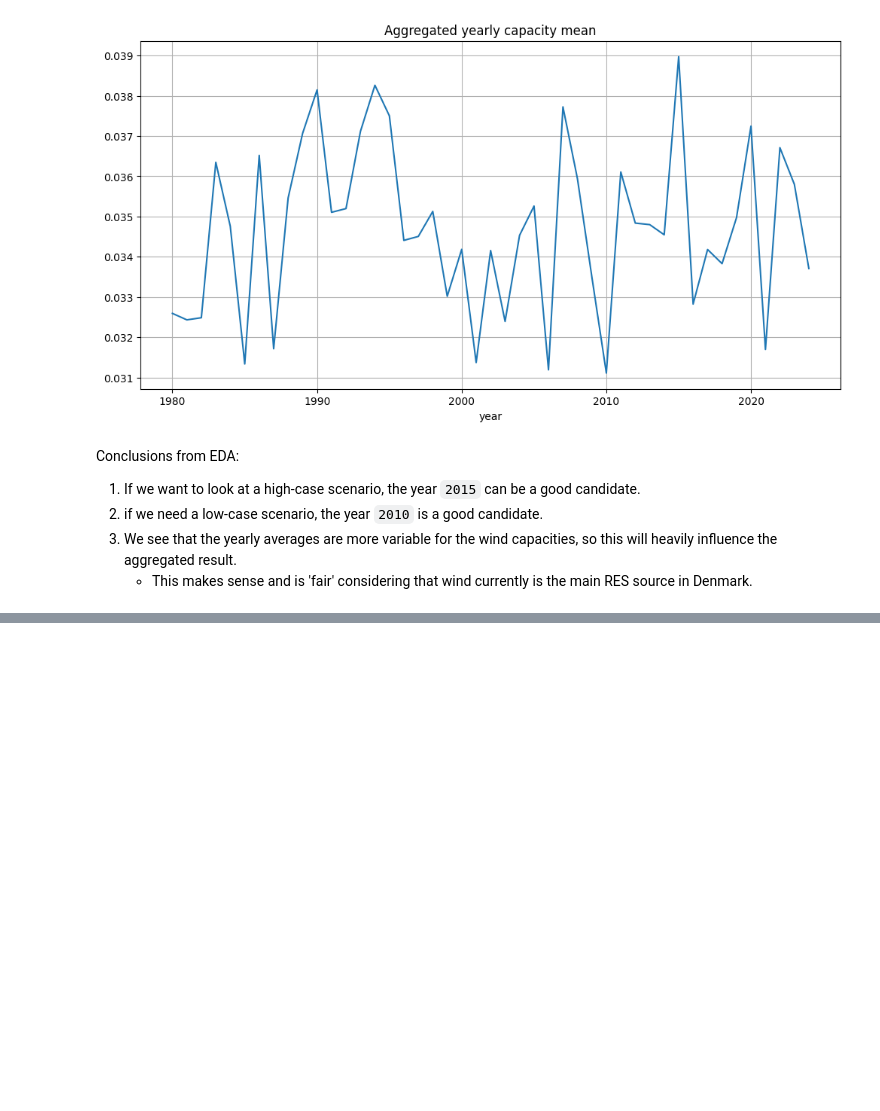
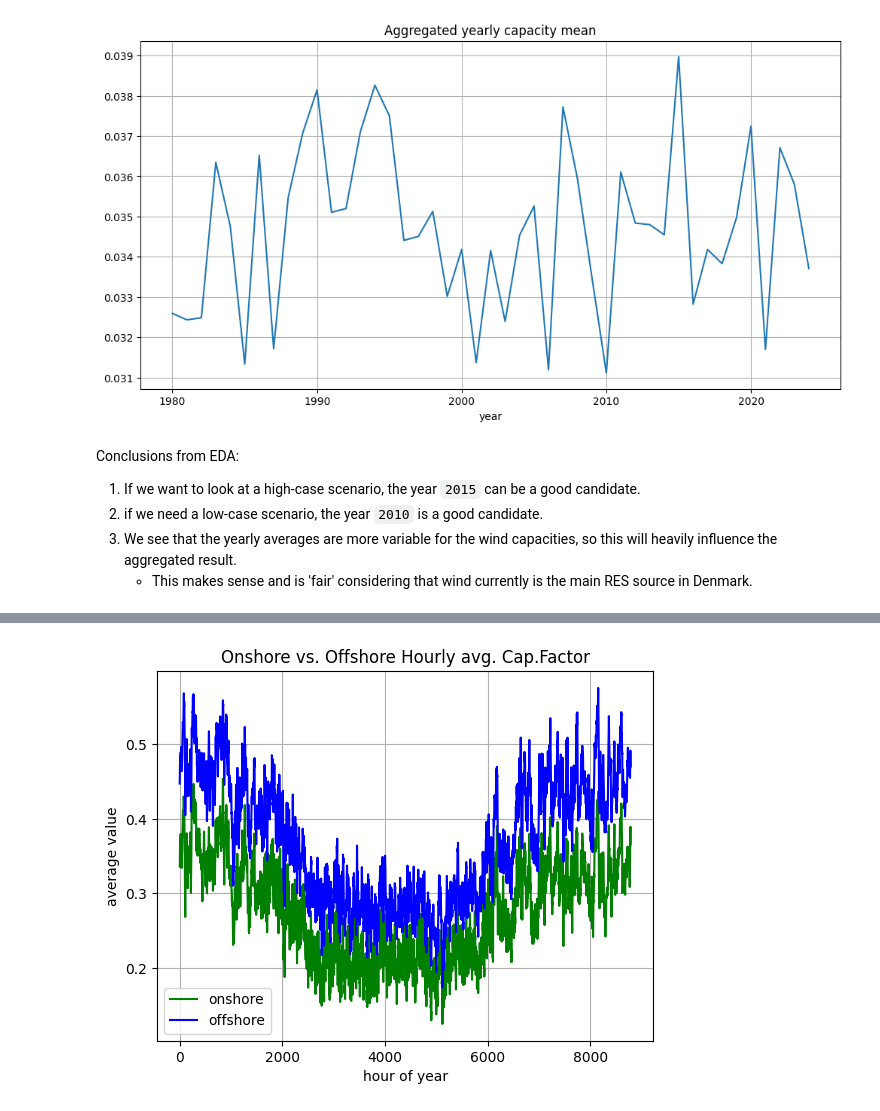
Before and after one commit to StianLindsethgits/EnergySystemsModelling, a Jupyter notebook: stratchbook.ipynb, the cells around one changed output, grey strips where cells are left out. Saved outputs shown, nothing was run; the diff lists cells and outputs as text; code cells hidden in the pictures; blank space fills up the shorter version.

```diff
--- a/stratchbook.ipynb
+++ b/stratchbook.ipynb
@@ -205,0 +325,11 @@ Conclusions from EDA:
+# %%
+plt.plot(hr_avg_onshore.index, hr_avg_onshore.values, color='green', label='onshore')
+plt.plot(hr_avg_offshore.index, hr_avg_offshore.values, color='blue', label='offshore')
+plt.xlabel('hour of year')
+plt.ylabel('average value')
+plt.title('Onshore vs. Offshore Hourly avg. Cap.Factor')
+plt.legend()
+plt.grid()
+plt.show()
+# %% [output]
+[figure, added]
```
Also changed, not shown: parts of 13 cells of this notebook.
